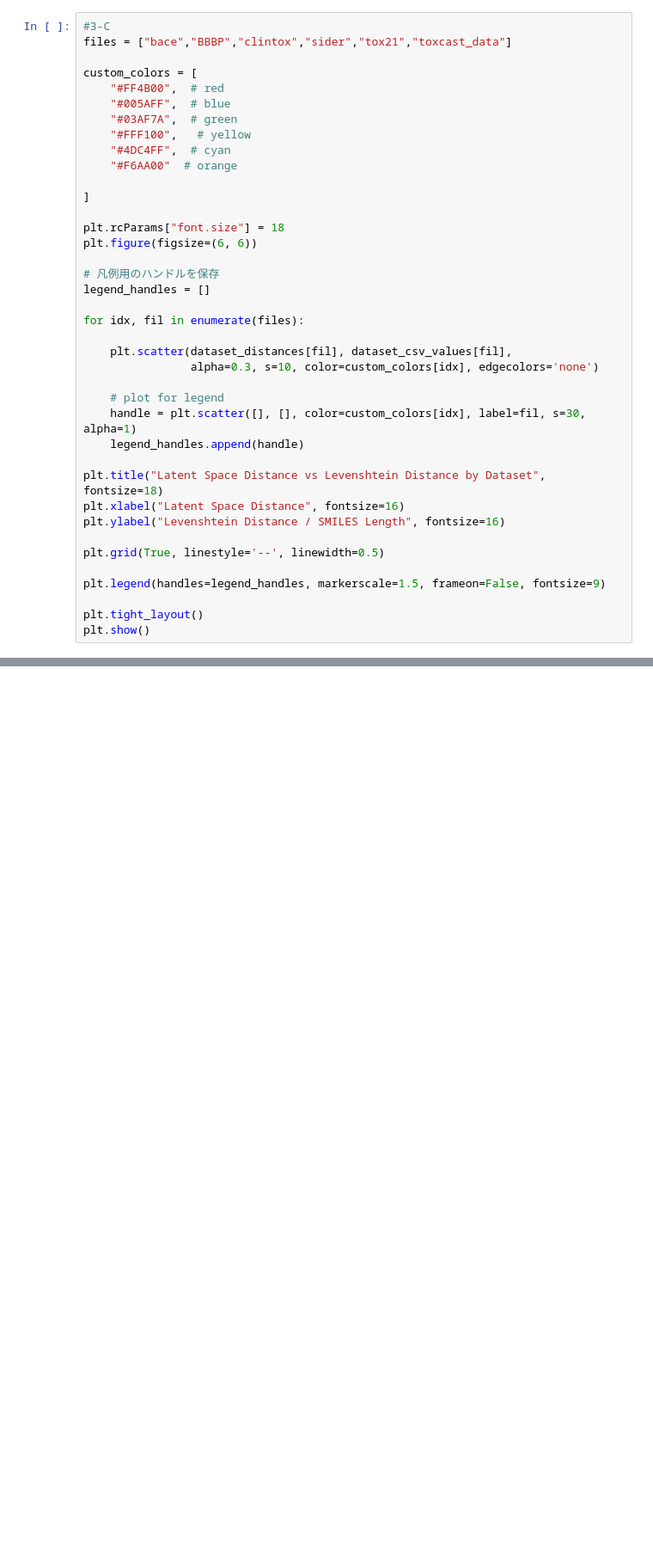
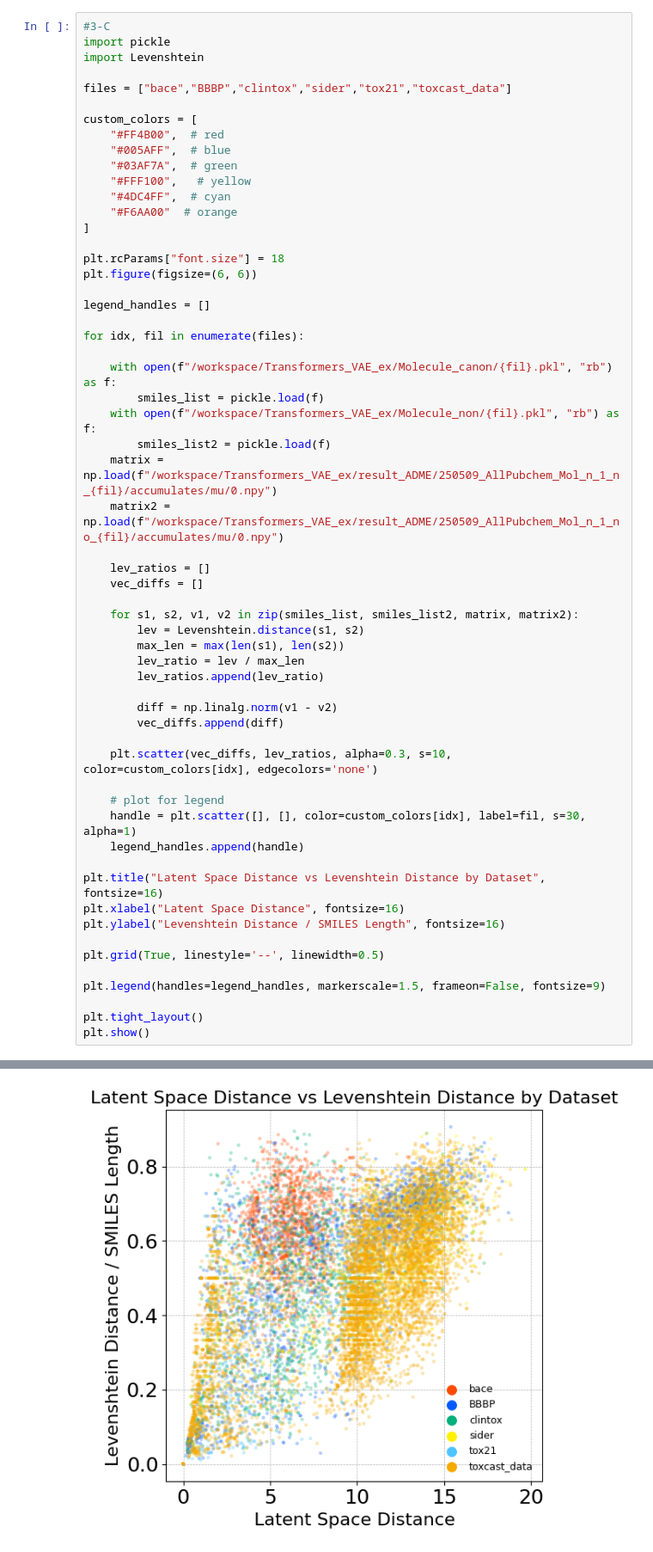
Before and after one commit to tadahayamiz/NotationalInconsistency, a Jupyter notebook: figure.ipynb, the cells around one changed output, grey strips where cells are left out. Shown at 86% size. Saved outputs shown, nothing was run; the diff lists cells and outputs as text; blank space fills up the shorter version.

```diff
--- a/figure.ipynb
+++ b/figure.ipynb
@@ -302,6 +276,9 @@ Using perplexity=50 for file: toxcast_data
 [figure]
 # %%
 #3-C
+import pickle
+import Levenshtein
+
 files = ["bace","BBBP","clintox","sider","tox21","toxcast_data"]
 
 custom_colors = [
@@ -311,25 +288,41 @@ custom_colors = [
     "#FFF100",   # yellow
     "#4DC4FF",  # cyan
     "#F6AA00"  # orange
-
 ]
 
 plt.rcParams["font.size"] = 18
 plt.figure(figsize=(6, 6))
 
-# 凡例用のハンドルを保存
 legend_handles = []
 
 for idx, fil in enumerate(files):
 
-    plt.scatter(dataset_distances[fil], dataset_csv_values[fil],
-                alpha=0.3, s=10, color=custom_colors[idx], edgecolors='none')
+    with open(f"/workspace/Transformers_VAE_ex/Molecule_canon/{fil}.pkl", "rb") as f:
+        smiles_list = pickle.load(f)
+    with open(f"/workspace/Transformers_VAE_ex/Molecule_non/{fil}.pkl", "rb") as f:
+        smiles_list2 = pickle.load(f)
+    matrix = np.load(f"/workspace/Transformers_VAE_ex/result_ADME/250509_AllPubchem_Mol_n_1_n_{fil}/accumulates/mu/0.npy")
+    matrix2 = np.load(f"/workspace/Transformers_VAE_ex/result_ADME/250509_AllPubchem_Mol_n_1_no_{fil}/accumulates/mu/0.npy")
+
+    lev_ratios = []
+    vec_diffs = []
+
+    for s1, s2, v1, v2 in zip(smiles_list, smiles_list2, matrix, matrix2):
+        lev = Levenshtein.distance(s1, s2)
+        max_len = max(len(s1), len(s2))
+        lev_ratio = lev / max_len
+        lev_ratios.append(lev_ratio)
+
+        diff = np.linalg.norm(v1 - v2)
+        vec_diffs.append(diff)
+
+    plt.scatter(vec_diffs, lev_ratios, alpha=0.3, s=10, color=custom_colors[idx], edgecolors='none')
 
     # plot for legend
     handle = plt.scatter([], [], color=custom_colors[idx], label=fil, s=30, alpha=1)
     legend_handles.append(handle)
 
-plt.title("Latent Space Distance vs Levenshtein Distance by Dataset", fontsize=18)
+plt.title("Latent Space Distance vs Levenshtein Distance by Dataset", fontsize=16)
 plt.xlabel("Latent Space Distance", fontsize=16)
 plt.ylabel("Levenshtein Distance / SMILES Length", fontsize=16)
 
@@ -345,3 +336,4 @@ NameError: name 'dataset_distances' is not defined
+[figure, added]
 # %% [markdown]
 ## Figure 4 Impact of SMILES Representational Variations on MTM Task Performance
 
```
Also changed, not shown: parts of 10 cells of this notebook.
